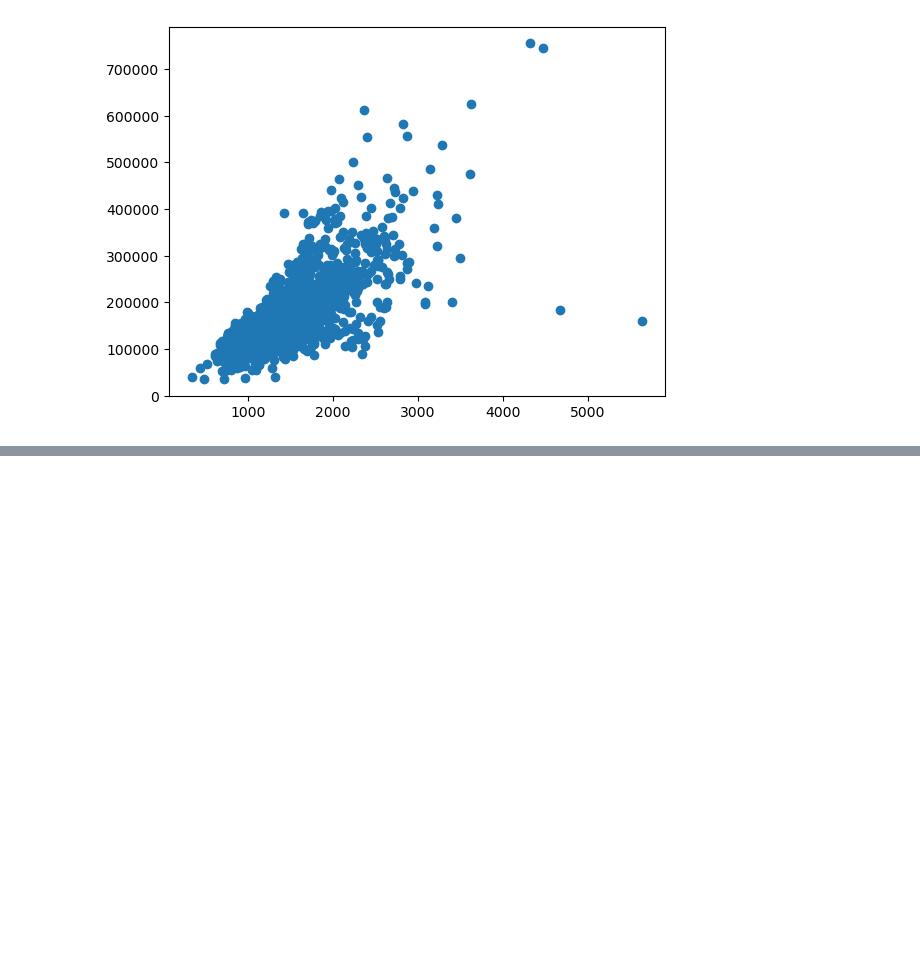
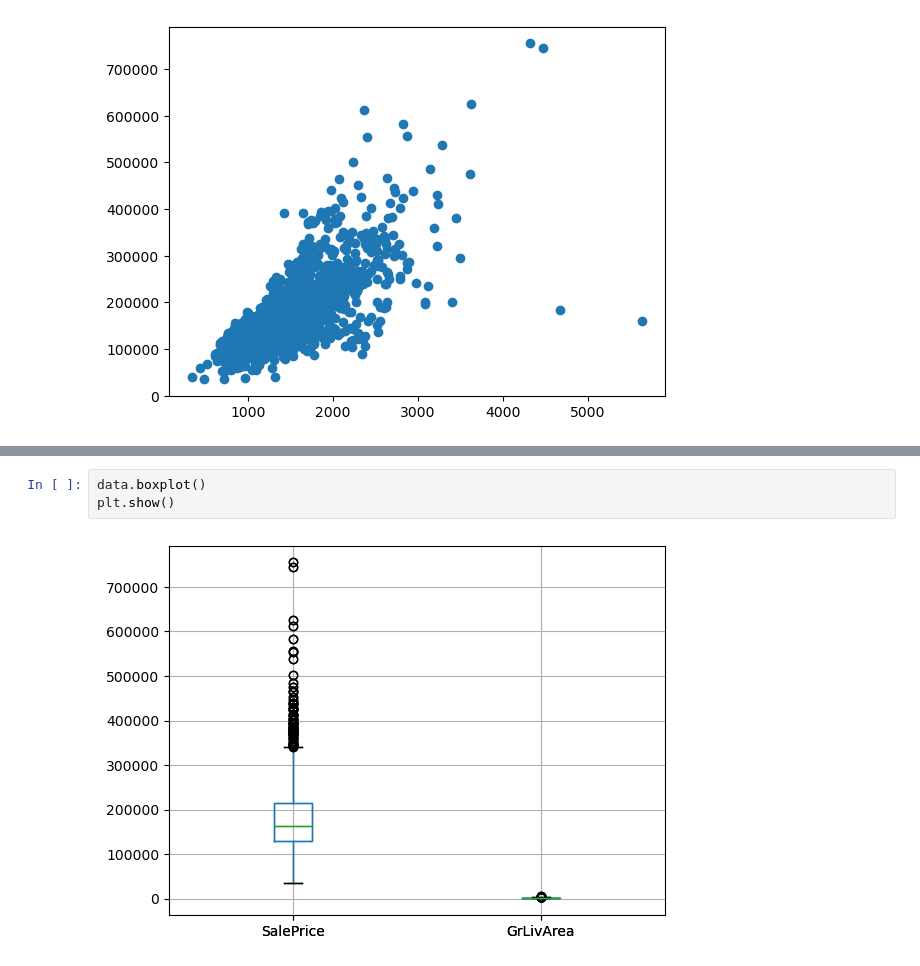
Before and after one commit to hanjaek/Data_Analysis, a Jupyter notebook: M2/2_전처리.ipynb, the cells around one changed output, grey strips where cells are left out. Drawn from its saved outputs; the diff is of its cells as text; blank space fills up the shorter version.

```diff
--- a/M2/2_전처리.ipynb
+++ b/M2/2_전처리.ipynb
@@ -76,0 +89,5 @@ plt.show()
+# %%
+data.boxplot()
+plt.show()
+# %% [output]
+[figure, added]
```
Also changed, not shown: parts of 13 cells of this notebook.
